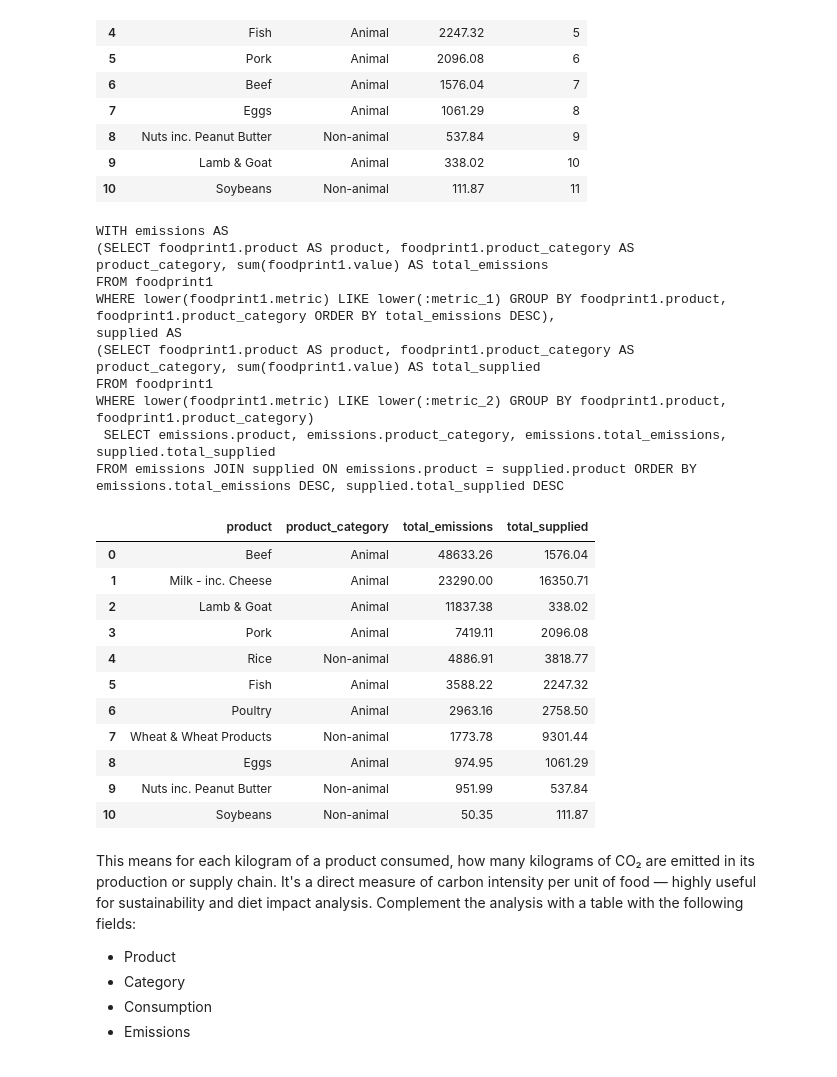
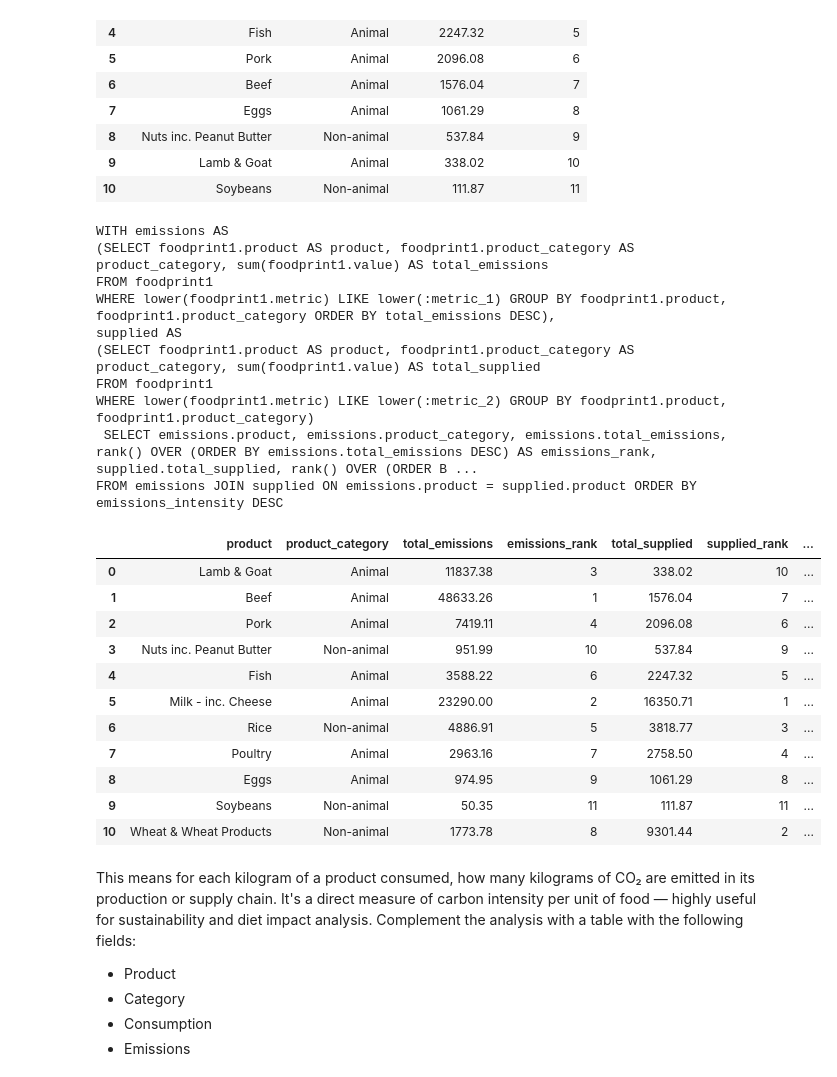
Before and after one commit to daniel-epm/food_carbon_fp, a Jupyter notebook: foodprint_analysis.ipynb, the cells around one changed output. Cells and saved outputs as stored; diff of their text form; code cells hidden in the pictures.

Commit message:
Carbon intensity table

```diff
--- a/foodprint_analysis.ipynb
+++ b/foodprint_analysis.ipynb
@@ -427,44 +427,47 @@ connection.rollback()
 # %%
 # Join CTEs and find out emissions intensity [(kg co2/person/year) / (Kg supplied/person/year)]
     # ... = kg CO2 / kg supplied
 
 stmt = select(emissions_cte.columns.product,
               emissions_cte.columns.product_category,
               emissions_cte.columns.total_emissions,
-              supplied_cte.columns.total_supplied)
+              func.rank().over(order_by= desc(emissions_cte.columns.total_emissions)).label('emissions_rank'),
+              supplied_cte.columns.total_supplied,
+              func.rank().over(order_by= desc(supplied_cte.columns.total_supplied)).label('supplied_rank'),
+              (emissions_cte.columns.total_emissions / supplied_cte.columns.total_supplied).label('emissions_intensity'))
 
 stmt = stmt.select_from(emissions_cte.join(supplied_cte,
                                            emissions_cte.columns.product == supplied_cte.columns.product))
 
-stmt = stmt.order_by(desc(emissions_cte.columns.total_emissions),
-                     desc(supplied_cte.columns.total_supplied))
+stmt = stmt.order_by(desc('emissions_intensity'))
 
 print(stmt)
 
-fetch_query_results('stmt', stmt)
+df = fetch_query_results('stmt', stmt)
+df
 # %% [output]
 WITH emissions AS
 (SELECT foodprint1.product AS product, foodprint1.product_category AS product_category, sum(foodprint1.value) AS total_emissions
 FROM foodprint1
 WHERE lower(foodprint1.metric) LIKE lower(:metric_1) GROUP BY foodprint1.product, foodprint1.product_category ORDER BY total_emissions DESC),
 supplied AS
 (SELECT foodprint1.product AS product, foodprint1.product_category AS product_category, sum(foodprint1.value) AS total_supplied
 FROM foodprint1
 WHERE lower(foodprint1.metric) LIKE lower(:metric_2) GROUP BY foodprint1.product, foodprint1.product_category)
- SELECT emissions.product, emissions.product_category, emissions.total_emissions, supplied.total_supplied
-FROM emissions JOIN supplied ON emissions.product = supplied.product ORDER BY emissions.total_emissions DESC, supplied.total_supplied DESC
+ SELECT emissions.product, emissions.product_category, emissions.total_emissions, rank() OVER (ORDER BY emissions.total_emissions DESC) AS emissions_rank, supplied.total_supplied, rank() OVER (ORDER B ...
+FROM emissions JOIN supplied ON emissions.product = supplied.product ORDER BY emissions_intensity DESC
-|  | product | product_category | total_emissions | total_supplied |
-| 0 | Beef | Animal | 48633.26 | 1576.04 |
-| 1 | Milk - inc. Cheese | Animal | 23290.00 | 16350.71 |
-| 2 | Lamb & Goat | Animal | 11837.38 | 338.02 |
-| 3 | Pork | Animal | 7419.11 | 2096.08 |
-| 4 | Rice | Non-animal | 4886.91 | 3818.77 |
-| 5 | Fish | Animal | 3588.22 | 2247.32 |
-| 6 | Poultry | Animal | 2963.16 | 2758.50 |
-| 7 | Wheat & Wheat Products | Non-animal | 1773.78 | 9301.44 |
-| 8 | Eggs | Animal | 974.95 | 1061.29 |
-| 9 | Nuts inc. Peanut Butter | Non-animal | 951.99 | 537.84 |
-| 10 | Soybeans | Non-animal | 50.35 | 111.87 |
+|  | product | product_category | total_emissions | emissions_rank | total_supplied | supplied_rank | ... |
+| 0 | Lamb & Goat | Animal | 11837.38 | 3 | 338.02 | 10 | ... |
+| 1 | Beef | Animal | 48633.26 | 1 | 1576.04 | 7 | ... |
+| 2 | Pork | Animal | 7419.11 | 4 | 2096.08 | 6 | ... |
+| 3 | Nuts inc. Peanut Butter | Non-animal | 951.99 | 10 | 537.84 | 9 | ... |
+| 4 | Fish | Animal | 3588.22 | 6 | 2247.32 | 5 | ... |
+| 5 | Milk - inc. Cheese | Animal | 23290.00 | 2 | 16350.71 | 1 | ... |
+| 6 | Rice | Non-animal | 4886.91 | 5 | 3818.77 | 3 | ... |
+| 7 | Poultry | Animal | 2963.16 | 7 | 2758.50 | 4 | ... |
+| 8 | Eggs | Animal | 974.95 | 9 | 1061.29 | 8 | ... |
+| 9 | Soybeans | Non-animal | 50.35 | 11 | 111.87 | 11 | ... |
+| 10 | Wheat & Wheat Products | Non-animal | 1773.78 | 8 | 9301.44 | 2 | ... |
 # %% [markdown]
 This means for each kilogram of a product consumed, how many kilograms of CO₂ are emitted in its production or supply chain. It's a direct measure of carbon intensity per unit of food — highly useful for sustainability and diet impact analysis.
 Complement the analysis with a table with the following fields:
```
